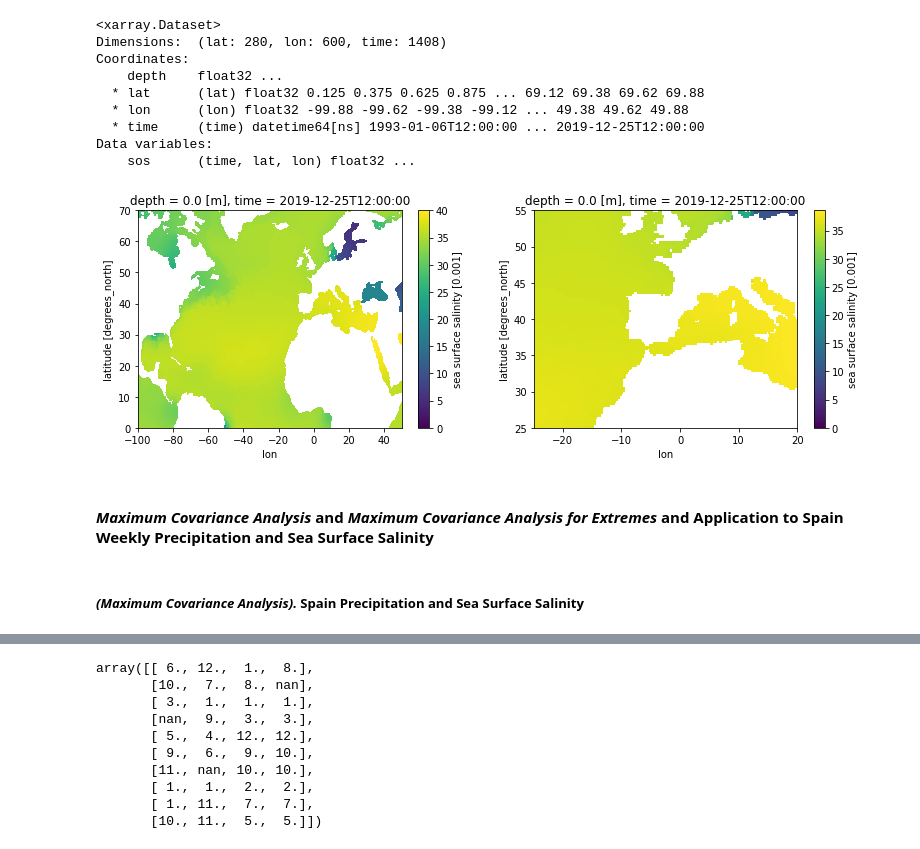
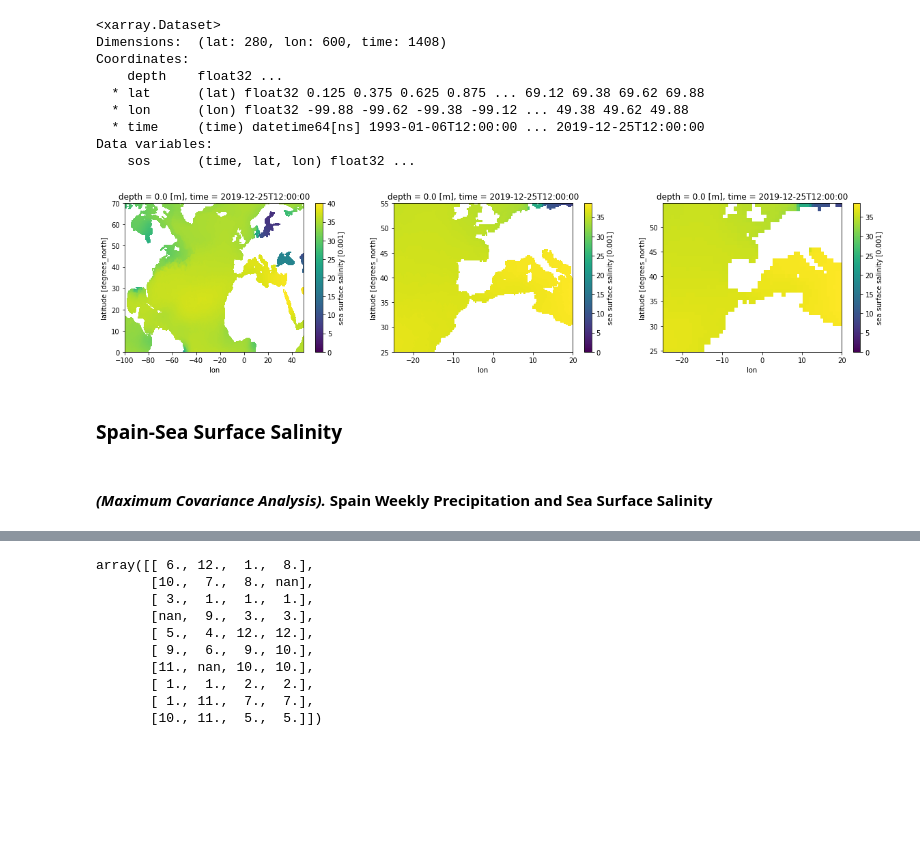
Before and after one commit to mdondv/xpca, a Jupyter notebook: code/xpca.ipynb, the cells around one changed output, grey strips where cells are left out. Drawn from its saved outputs; the diff is of its cells as text; code cells hidden in the pictures; blank space fills up the shorter version.

```diff
--- a/code/xpca.ipynb
+++ b/code/xpca.ipynb
@@ -1008,6 +1132,7 @@ plt.show()
 # %%
 file = '/Users/miguel/Desktop/fisica_mates/cinque/tfg-xpca/data/sss-multiobs.nc'
 dsss = xr.open_dataset(file)
+dsss_coarsed = dsss.sos.coarsen({'lon': 3, 'lat': 3}, boundary='trim').mean()
 dsss
 # %% [output]
 <xarray.Dataset>
@@ -1020,23 +1145,25 @@ Coordinates:
 Data variables:
     sos      (time, lat, lon) float32 ...
 # %%
-fig = plt.figure(figsize=(13, 4))
-ax1 = fig.add_subplot(121)
-ax2 = fig.add_subplot(122)
+fig = plt.figure(figsize=(20, 4))
+ax1 = fig.add_subplot(131)
+ax2 = fig.add_subplot(132)
+ax3 = fig.add_subplot(133)
 
 dsss.sel(time='2019-12-25').sos.plot(ax=ax1, vmin=0)
 dsss.sel(time='2019-12-25', lat=slice(25, 55), lon=slice(-25, 20)).sos.plot(ax=ax2, vmin=0)
+dsss_coarsed.sel(time='2019-12-25', lat=slice(25, 55), lon=slice(-25, 20)).plot(ax=ax3, vmin=0)
 plt.show()
 # %% [output]
-[figure, old version]
+[figure, new version]
 # %%
 def remove_seasonal_signal(da):
     weekly_groups = da.time.dt.isocalendar().week
     return da.groupby(weekly_groups) - da.groupby(weekly_groups).mean()
 # %% [markdown]
-#### *Maximum Covariance Analysis* and *Maximum Covariance Analysis for Extremes* and Application to Spain Weekly Precipitation and Sea Surface Salinity
+### Spain-Sea Surface Salinity
 # %% [markdown]
-##### *(Maximum Covariance Analysis).* Spain Precipitation and Sea Surface Salinity
+#### *(Maximum Covariance Analysis).* Spain Weekly Precipitation and Sea Surface Salinity
 # %%
 # Precipitation
 spain = ds.sel(latitude=slice(34, 45), longitude=slice(-10, 5)).resample({'time' : 'w'}).sum() # region of Spain
```
Also changed, not shown: parts of 128 cells of this notebook, 42 other files.
